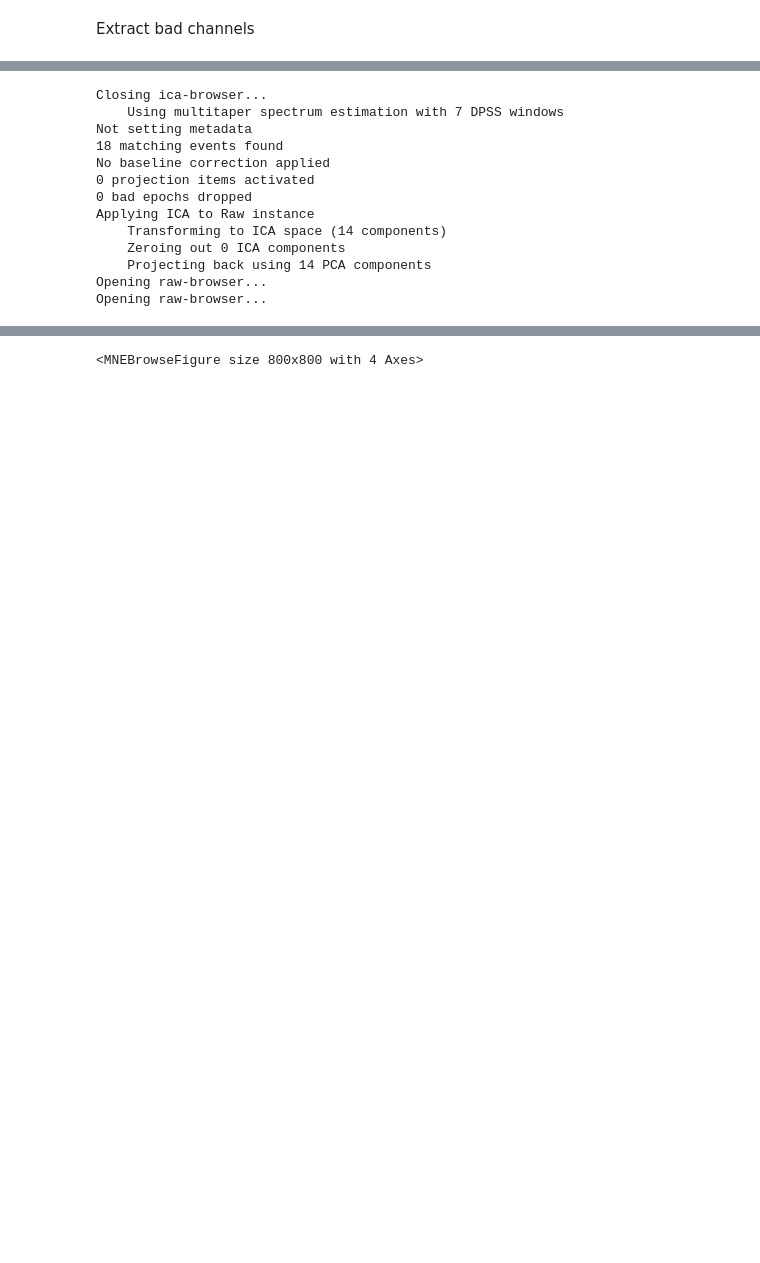
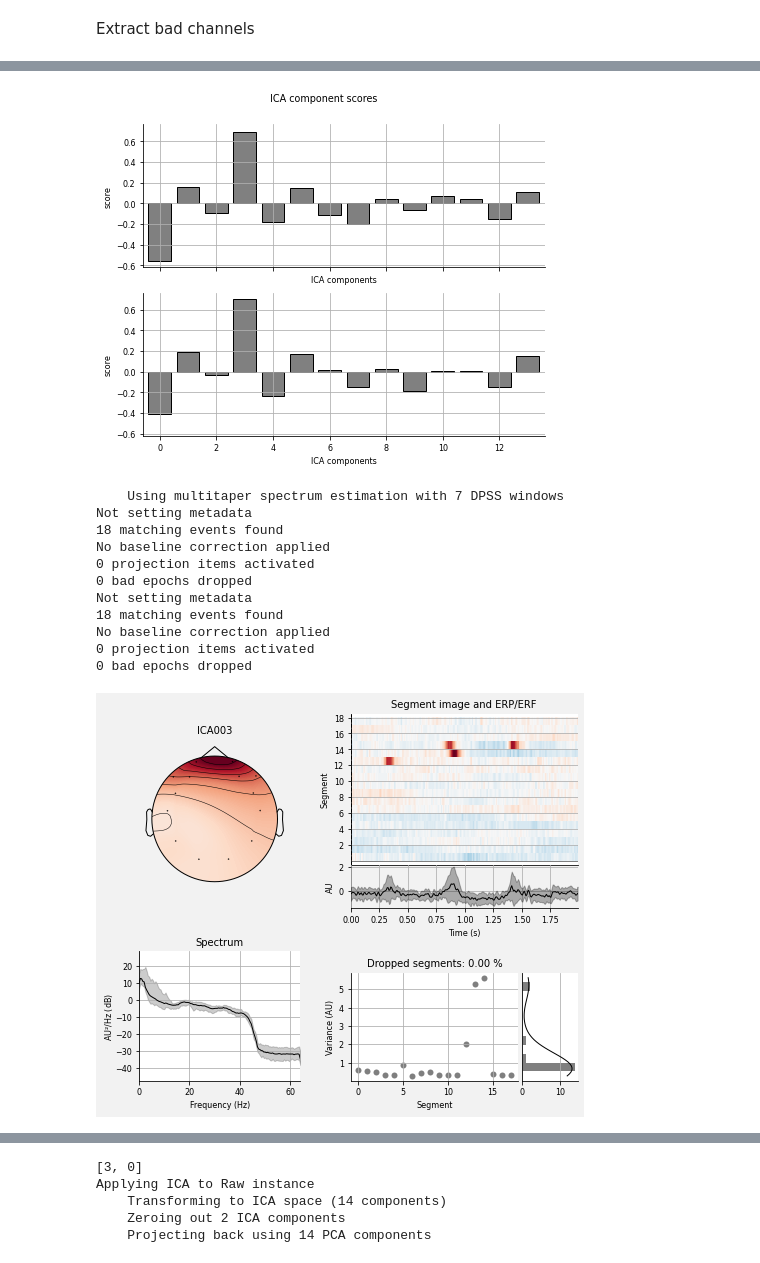
Before and after one commit to JoshSchrock/EEG-Game, a Jupyter notebook: EEG to Network.ipynb, the cells around one changed output, grey strips where cells are left out. Drawn from its saved outputs; the diff is of its cells as text; code cells hidden in the pictures; blank space fills up the shorter version.

```diff
--- a/EEG to Network.ipynb
+++ b/EEG to Network.ipynb
@@ -159,25 +154,25 @@ Designing a two-pass forward and reverse, zero-phase, non-causal bandpass filter
 # %%
 # barplot of ICA component "ECG match" scores
 ica.plot_scores(scores)
 
 # plot diagnostics
 ica.plot_properties(raw, picks=bad_idx)
 
-filtered_raw.load_data()
-# filtered_w_ica = ica.apply(filtered_raw, exclude=ica.exclude)
-# filtered_raw.plot(scalings=0.0001)
-# filtered_w_ica.plot(scalings=0.0001)
+ica.exclude=bad_idx
+print(ica.exclude)
+reconst_raw = raw.copy()
+ica.apply(reconst_raw)
 # %% [output]
+[figure, added]
-Closing ica-browser...
     Using multitaper spectrum estimation with 7 DPSS windows
 Not setting metadata
 18 matching events found
 No baseline correction applied
 0 projection items activated
 0 bad epochs dropped
-Applying ICA to Raw instance
-    Transforming to ICA space (14 components)
-    Zeroing out 0 ICA components
-    Projecting back using 14 PCA components
-Opening raw-browser...
-Opening raw-browser...
+Not setting metadata
+18 matching events found
+No baseline correction applied
+0 projection items activated
+0 bad epochs dropped
+[figure, added]
@@ -184 +180,5 @@ Opening raw-browser...
-<MNEBrowseFigure size 800x800 with 4 Axes>
+[3, 0]
+Applying ICA to Raw instance
+    Transforming to ICA space (14 components)
+    Zeroing out 2 ICA components
+    Projecting back using 14 PCA components
```
Also changed, not shown: parts of 31 cells of this notebook.
